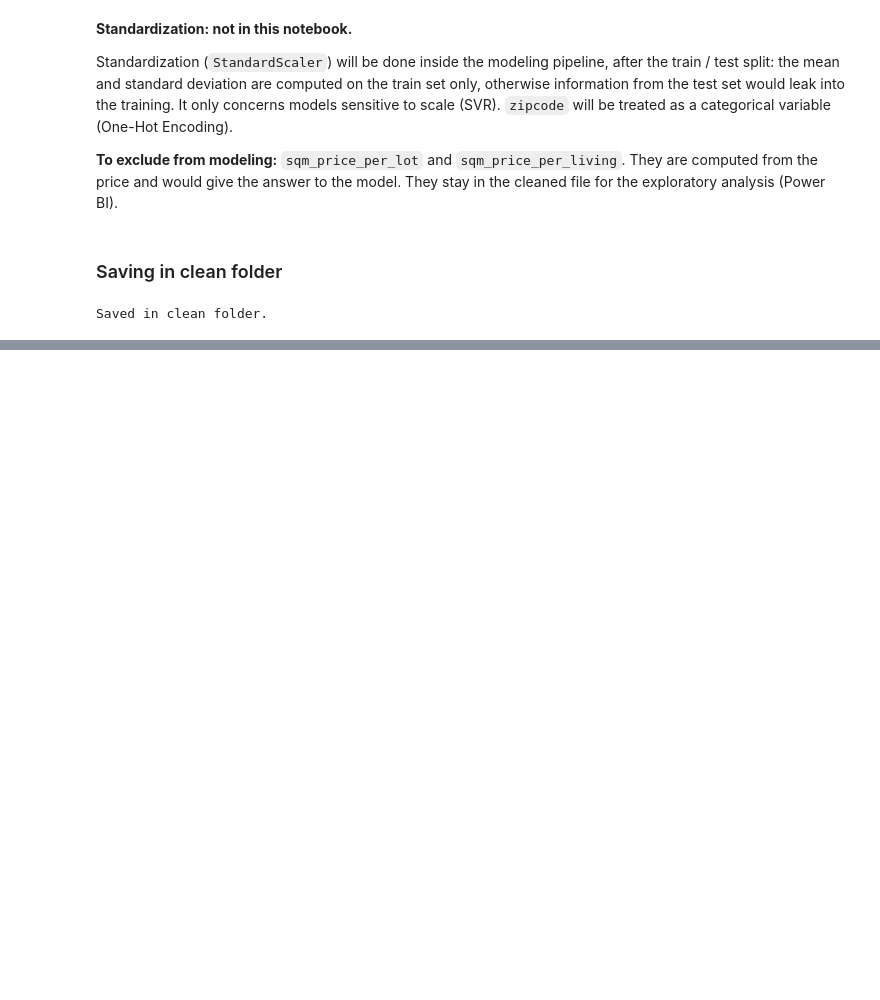
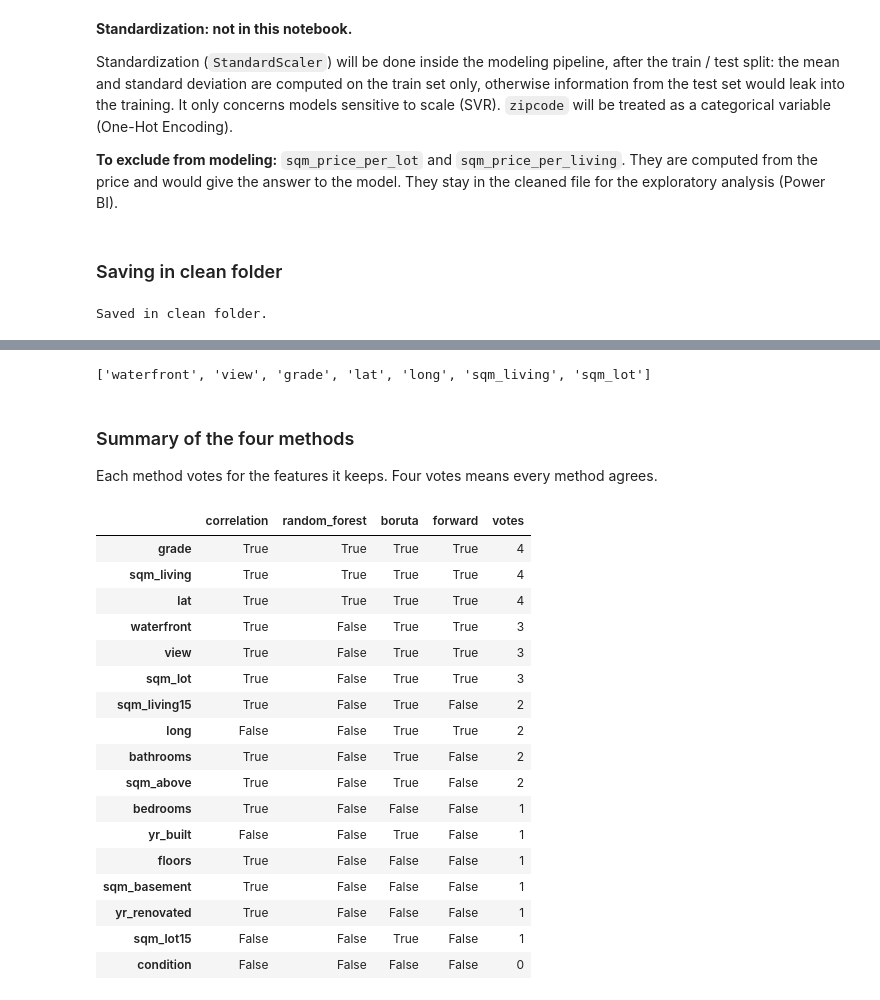
Before and after one commit to axel-achart/apartment-hunter, a Jupyter notebook: notebook.ipynb, the cells around one changed output, grey strips where cells are left out. Cells and saved outputs as stored; diff of their text form; code cells hidden in the pictures; blank space fills up the shorter version.

```diff
--- a/notebook.ipynb
+++ b/notebook.ipynb
@@ -269,0 +317,11 @@ Saved in clean folder.
+# %%
+# Correlation of each feature with the (log) price
+corr_price = X_train.corrwith(y_train).sort_values(ascending=False)
+print(corr_price.round(2))
+
+plt.figure(figsize=(8, 5))
+corr_price.plot(kind="barh", color="steelblue")
+plt.gca().invert_yaxis()
+plt.title("Correlation with log(price)")
+plt.tight_layout()
+plt.show()
@@ -269,0 +410,10 @@ Saved in clean folder.
+# %%
+# Boruta: compares each feature to shuffled copies of the features
+rf_boruta = RandomForestRegressor(n_jobs=-1, max_depth=7, random_state=42)
+boruta = BorutaPy(rf_boruta, n_estimators="auto", max_iter=50, random_state=42)
+boruta.fit(X_train.values, y_train.values)
+
+boruta_selected = [f for f, keep in zip(features, boruta.support_) if keep]
+boruta_tentative = [f for f, maybe in zip(features, boruta.support_weak_) if maybe]
+print("Confirmed :", boruta_selected)
+print("Tentative :", boruta_tentative)
@@ -269,0 +427,43 @@ Saved in clean folder.
+# %%
+# Forward feature selection: we add the feature that improves the R2 the most, one by one
+rf_forward = RandomForestRegressor(n_estimators=50, max_depth=10, random_state=42, n_jobs=-1)
+forward = SequentialFeatureSelector(rf_forward, n_features_to_select="auto", tol=0.001,
+                                    direction="forward", scoring="r2", cv=3)
+forward.fit(X_train, y_train)
+
+forward_selected = [f for f, keep in zip(features, forward.get_support()) if keep]
+print(forward_selected)
+# %% [output]
+['waterfront', 'view', 'grade', 'lat', 'long', 'sqm_living', 'sqm_lot']
+# %% [markdown]
+### Summary of the four methods
+
+Each method votes for the features it keeps. Four votes means every method agrees.
+# %%
+# Summary: one column per method, True if the method keeps the feature
+summary = pd.DataFrame(index=features)
+summary["correlation"] = corr_price.abs() >= 0.1
+summary["random_forest"] = [f in rf_selected for f in features]
+summary["boruta"] = [f in boruta_selected for f in features]
+summary["forward"] = [f in forward_selected for f in features]
+summary["votes"] = summary.sum(axis=1)
+summary.sort_values("votes", ascending=False)
+# %% [output]
+|  | correlation | random_forest | boruta | forward | votes |
+| grade | True | True | True | True | 4 |
+| sqm_living | True | True | True | True | 4 |
+| lat | True | True | True | True | 4 |
+| waterfront | True | False | True | True | 3 |
+| view | True | False | True | True | 3 |
+| sqm_lot | True | False | True | True | 3 |
+| sqm_living15 | True | False | True | False | 2 |
+| long | False | False | True | True | 2 |
+| bathrooms | True | False | True | False | 2 |
+| sqm_above | True | False | True | False | 2 |
+| bedrooms | True | False | False | False | 1 |
+| yr_built | False | False | True | False | 1 |
+| floors | True | False | False | False | 1 |
+| sqm_basement | True | False | False | False | 1 |
+| yr_renovated | True | False | False | False | 1 |
+| sqm_lot15 | False | False | True | False | 1 |
+| condition | False | False | False | False | 0 |
```
Also changed, not shown: parts of 18 cells of this notebook, 1 other file.
